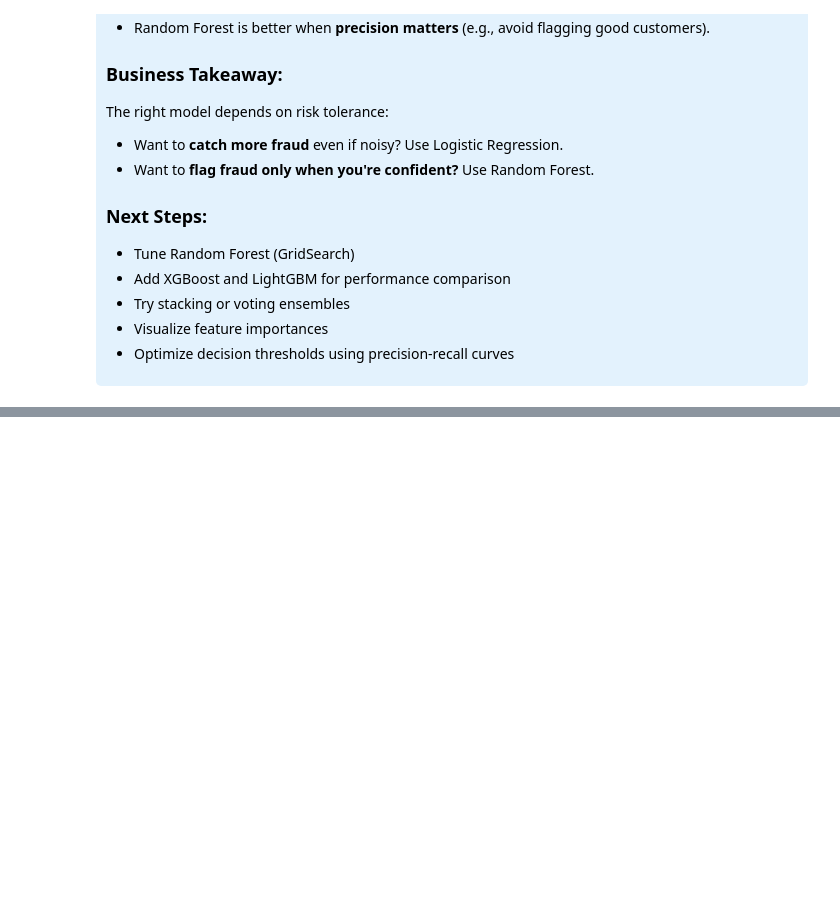
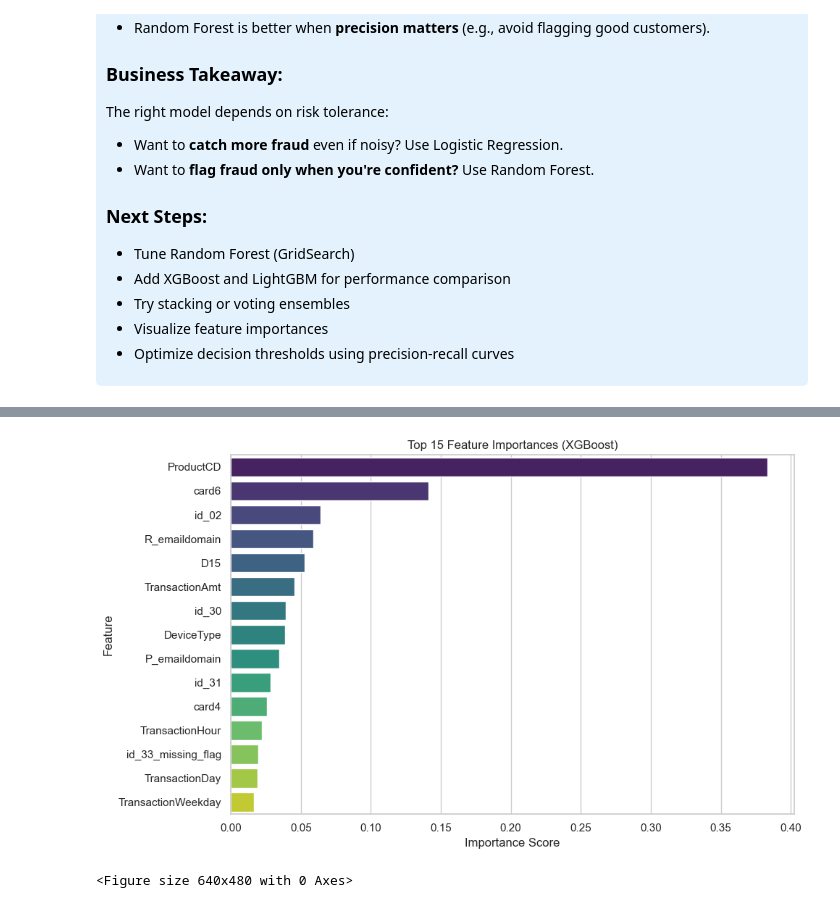
Before and after one commit to poke-key/Financial-Fraud_MODEL, a Jupyter notebook: detecting_financial_fraud.ipynb, the cells around one changed output, grey strips where cells are left out. Drawn from its saved outputs; the diff is of its cells as text; code cells hidden in the pictures; blank space fills up the shorter version.

```diff
--- a/detecting_financial_fraud.ipynb
+++ b/detecting_financial_fraud.ipynb
@@ -1129,0 +1312,26 @@ The right model depends on risk tolerance:
+# %%
+import pandas as pd
+import matplotlib.pyplot as plt
+import seaborn as sns
+
+# Feature importances from the tuned XGBoost model
+importances = best_xgb.feature_importances_
+
+# Match them to your column names
+feature_names = X_train.columns
+importance_df = pd.DataFrame({'Feature': feature_names, 'Importance': importances})
+importance_df = importance_df.sort_values(by='Importance', ascending=False)
+
+# Plot top N features
+top_n = 15
+plt.figure(figsize=(10, 6))
+sns.barplot(x='Importance', y='Feature', data=importance_df.head(top_n), palette='viridis')
+plt.title(f"Top {top_n} Feature Importances (XGBoost)")
+plt.xlabel("Importance Score")
+plt.ylabel("Feature")
+plt.tight_layout()
+plt.show()
+plt.savefig("images/XGBoost_Feature_Importances.png", bbox_inches='tight')
+# %% [output]
+[figure, added]
+<Figure size 640x480 with 0 Axes>
```
Also changed, not shown: parts of 20 cells of this notebook, 6 other files.
